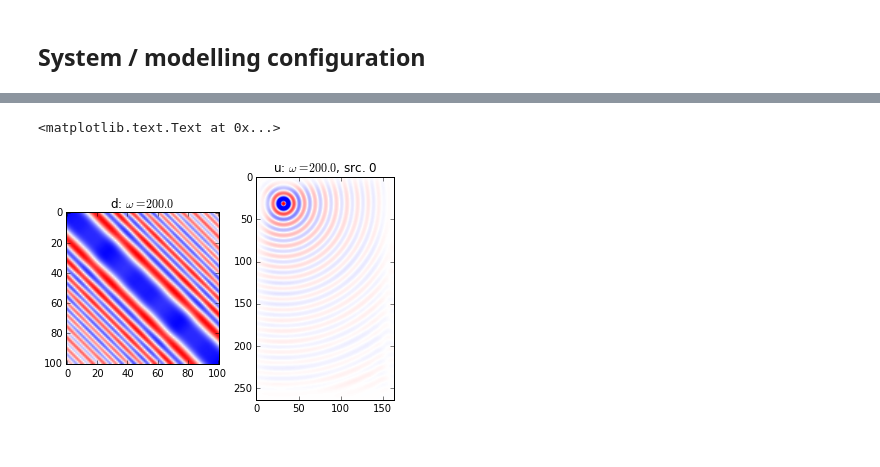
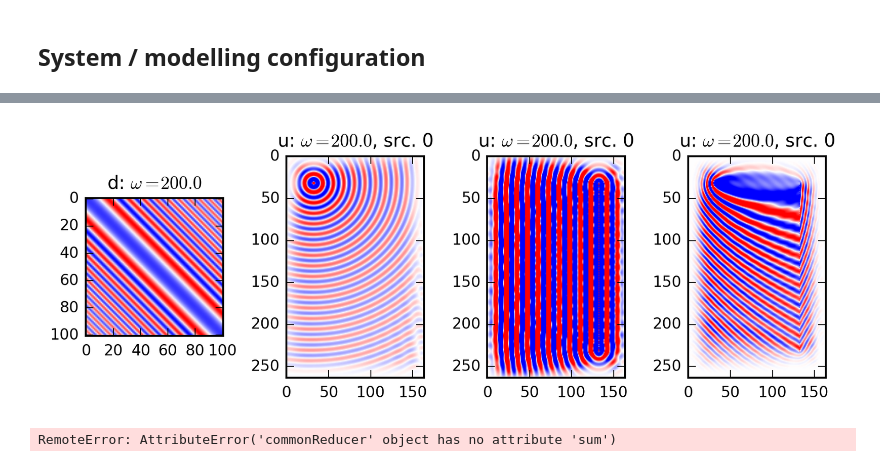
Before and after one commit to uwoseis/zephyr, a Jupyter notebook: Dispatch Testing.ipynb, the cells around one changed output, grey strips where cells are left out. Drawn from its saved outputs; the diff is of its cells as text; code cells hidden in the pictures.

```diff
--- a/Dispatch Testing.ipynb
+++ b/Dispatch Testing.ipynb
@@ -31,7 +44,7 @@ dims        = (nx,nz)       # tuple
 nPML        = 32
 rho         = np.fliplr(np.ones(dims) * density)
 nfreq       = len(freqs)    # number of frequencies
-nky         = 80            # number of y-directional plane-wave components
+nky         = 1             # number of y-directional plane-wave components
 nsp         = nfreq * nky   # total number of 2D subproblems
 
 velocity    = 2500          # m/s
@@ -62,7 +75,7 @@ parFac = 2
 chunksPerWorker = 0.5       # NB: parFac * chunksPerWorker = number of source array subsets
 ensembleClear = False
 
-profile = 'phobos'
+profile = 'mpi'
 
 # Base configuration for all subproblems
 systemConfig = {
@@ -110,0 +124,4 @@ Wall time: 50.8 s
+# %%
+%%time
+sp.backprop()
+uB = sp.uB
@@ -110,0 +131,3 @@ Wall time: 50.8 s
+# %%
+%%time
+g = sp.g
@@ -111,21 +159,40 @@ Wall time: 50.8 s
 # %%
 freqNum = 0
 srcNum = 0
 
 frt = uF[freqNum]
+brt = uB[freqNum]
 drt = d[freqNum]
+grt = g[freqNum]
 frt.shape = (nsrc, nz, nx)
-clipScale = 1e-1 * abs(frt[srcNum]).max()
+brt.shape = (nsrc, nz, nx)
+grt.shape = (nsrc, nz, nx)
+clipScaleF = 1e-1 * abs(frt[srcNum]).max()
+clipScaleB = 1e-1 * abs(brt[srcNum]).max()
+clipScaleG = 1e-1 * abs(grt[srcNum]).max()
 
 fig = plt.figure()
 
-ax1 = fig.add_subplot(1,2,1)
+ax1 = fig.add_subplot(1,4,1)
 plt.imshow(drt.real, cmap=cm.bwr)
 plt.title('d: $\omega = %0.1f$'%(freqs[freqNum],))
 
-ax2 = fig.add_subplot(1,2,2)
-plt.imshow(frt[srcNum].real, vmin=-clipScale, vmax=clipScale, cmap=cm.bwr)
+ax2 = fig.add_subplot(1,4,2)
+plt.imshow(frt[srcNum].real, vmin=-clipScaleF, vmax=clipScaleF, cmap=cm.bwr)
 plt.title('u: $\omega = %0.1f$, src. %d'%(freqs[freqNum], srcNum))
+
+ax3 = fig.add_subplot(1,4,3)
+plt.imshow(brt[srcNum].real, vmin=-clipScaleB, vmax=clipScaleB, cmap=cm.bwr)
+plt.title('u: $\omega = %0.1f$, src. %d'%(freqs[freqNum], srcNum))
+
+ax4 = fig.add_subplot(1,4,4)
+plt.imshow(grt[srcNum].real, vmin=-clipScaleG, vmax=clipScaleG, cmap=cm.bwr)
+plt.title('u: $\omega = %0.1f$, src. %d'%(freqs[freqNum], srcNum))
+
+fig.tight_layout()
 # %% [output]
-<matplotlib.text.Text at 0x...>
-[figure, old version]
+[figure, new version]
+# %%
+sp._remote.reduceMul('forwardResultTracker', 'backpropResultTracker', 0)[0].shape
+# %% [output]
+RemoteError: AttributeError('commonReducer' object has no attribute 'sum')
```
Also changed, not shown: parts of 7 cells of this notebook.
